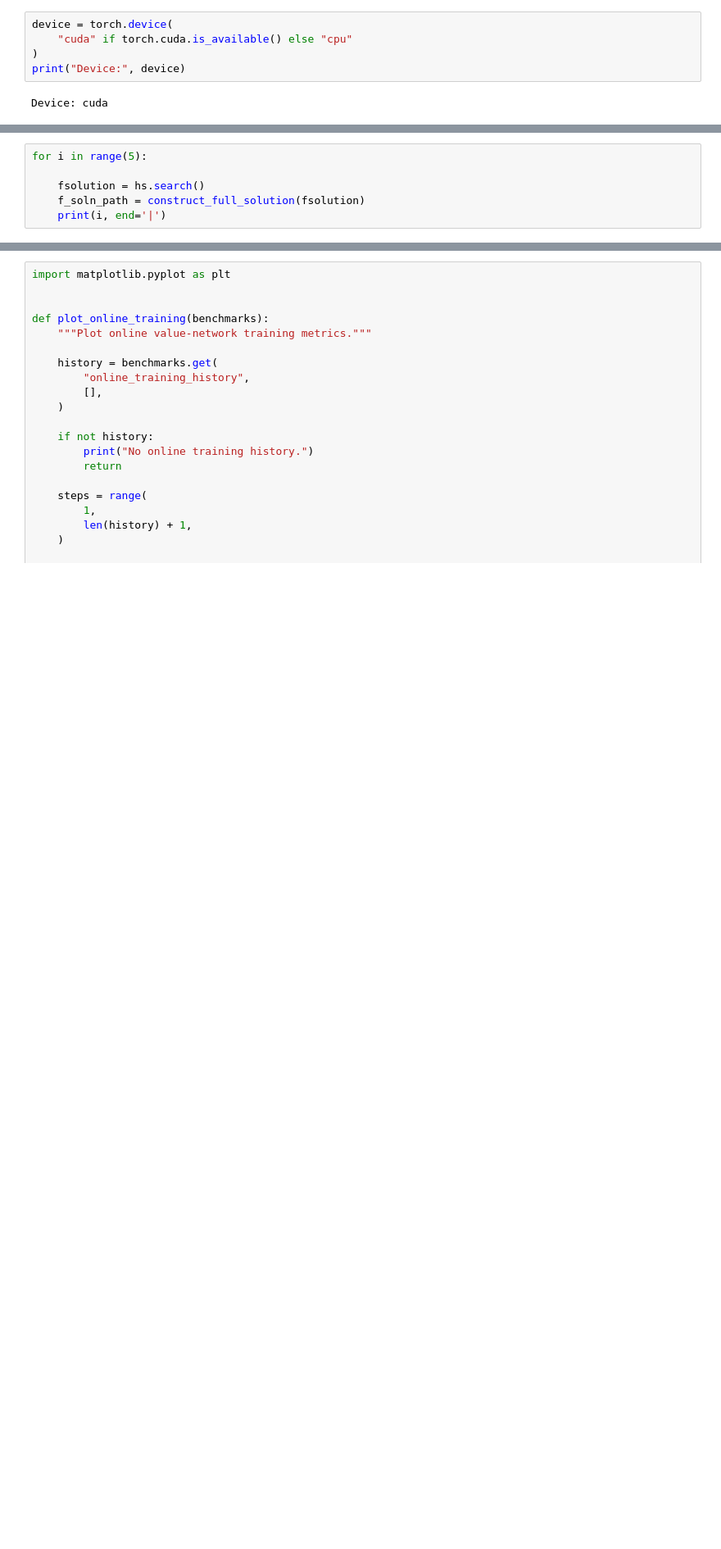
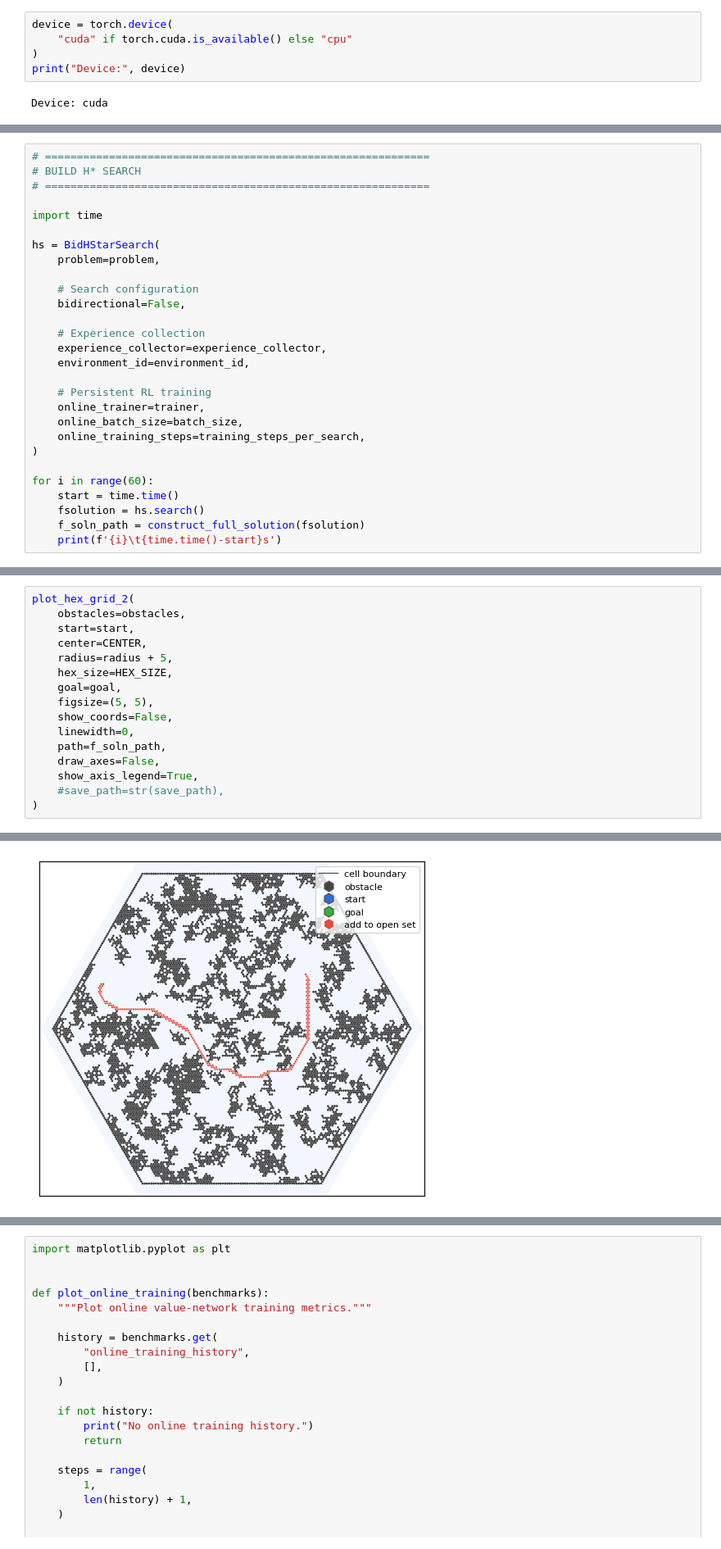
Before and after one commit to sgabrielov/hex-star, a Jupyter notebook: online_learning.ipynb, the cells around one changed output, grey strips where cells are left out. Shown at 82% size. Drawn from its saved outputs; the diff is of its cells as text; blank space fills up the shorter version.

```diff
--- a/online_learning.ipynb
+++ b/online_learning.ipynb
@@ -167,7 +550,29 @@ hs = BidHStarSearch(
 # %%
-for i in range(5):
+# ============================================================
+# BUILD H* SEARCH
+# ============================================================
 
+import time
+
+hs = BidHStarSearch(
+    problem=problem,
+
+    # Search configuration
+    bidirectional=False,
+
+    # Experience collection
+    experience_collector=experience_collector,
+    environment_id=environment_id,
+
+    # Persistent RL training
+    online_trainer=trainer,
+    online_batch_size=batch_size,
+    online_training_steps=training_steps_per_search,
+)
+
+for i in range(60):
+    start = time.time()
     fsolution = hs.search()
     f_soln_path = construct_full_solution(fsolution)
-    print(i, end='|')
+    print(f'{i}\t{time.time()-start}s')
 # %% [output]
@@ -174,0 +596,17 @@ for i in range(5):
+# %%
+plot_hex_grid_2(
+    obstacles=obstacles,
+    start=start,
+    center=CENTER,
+    radius=radius + 5,
+    hex_size=HEX_SIZE,
+    goal=goal,
+    figsize=(5, 5),
+    show_coords=False,
+    linewidth=0,
+    path=f_soln_path,
+    draw_axes=False,
+    show_axis_legend=True,
+    #save_path=str(save_path),
+)
+# %% [output]
@@ -174,0 +614 @@ for i in range(5):
+[figure, added]
```
Also changed, not shown: parts of 25 cells of this notebook, 5 other files.
